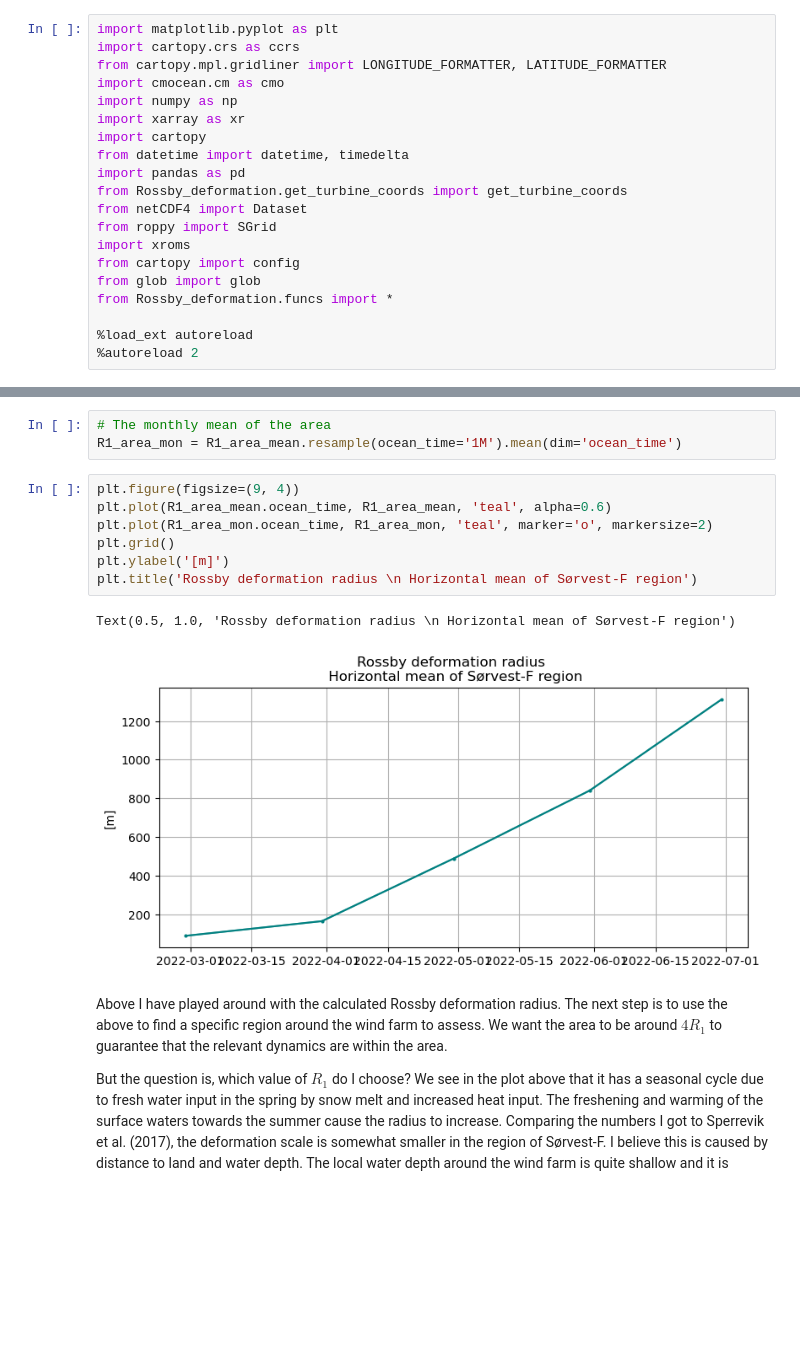
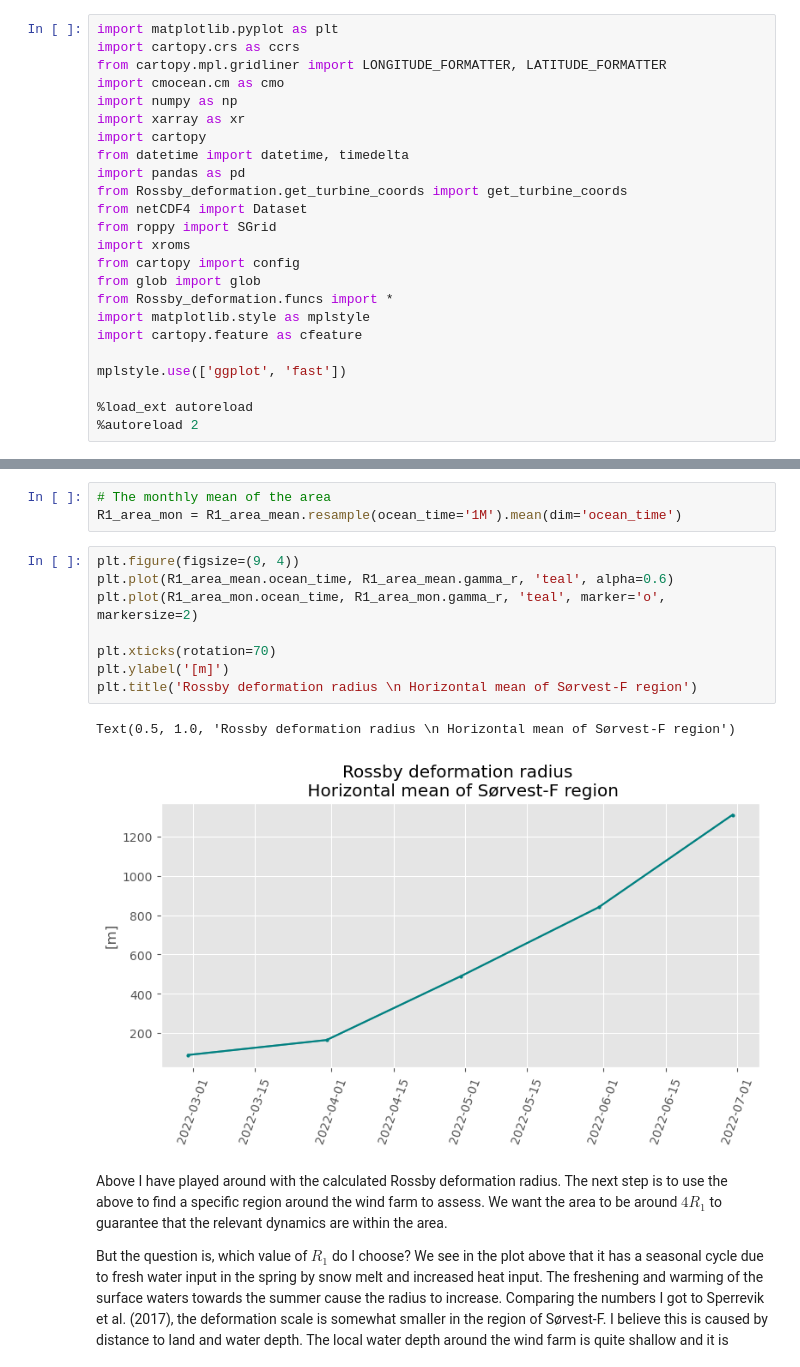
Before and after one commit to kjes4pres/MET_sommer25, a Jupyter notebook: Rossby_deformation/SV_F_rossby.ipynb, the cells around one changed output, grey strips where cells are left out. Saved outputs shown, nothing was run; the diff lists cells and outputs as text; blank space fills up the shorter version.

Commit message:
ggplot

```diff
--- a/Rossby_deformation/SV_F_rossby.ipynb
+++ b/Rossby_deformation/SV_F_rossby.ipynb
@@ -59,6 +59,10 @@ import xroms
 from cartopy import config
 from glob import glob
 from Rossby_deformation.funcs import *
+import matplotlib.style as mplstyle
+import cartopy.feature as cfeature
+
+mplstyle.use(['ggplot', 'fast'])
 
 %load_ext autoreload
 %autoreload 2
@@ -258,14 +270,15 @@ Text(0.5, 0.98, 'Time mean of Rossby deformation radius')
 R1_area_mon = R1_area_mean.resample(ocean_time='1M').mean(dim='ocean_time')
 # %%
 plt.figure(figsize=(9, 4))
-plt.plot(R1_area_mean.ocean_time, R1_area_mean, 'teal', alpha=0.6)
-plt.plot(R1_area_mon.ocean_time, R1_area_mon, 'teal', marker='o', markersize=2)
-plt.grid()
+plt.plot(R1_area_mean.ocean_time, R1_area_mean.gamma_r, 'teal', alpha=0.6)
+plt.plot(R1_area_mon.ocean_time, R1_area_mon.gamma_r, 'teal', marker='o', markersize=2)
+
+plt.xticks(rotation=70)
 plt.ylabel('[m]')
 plt.title('Rossby deformation radius \n Horizontal mean of Sørvest-F region')
 # %% [output]
 Text(0.5, 1.0, 'Rossby deformation radius \n Horizontal mean of Sørvest-F region')
-[figure, old version]
+[figure, new version]
 # %% [markdown]
 Above I have played around with the calculated Rossby deformation radius. The next step is to use the above to find a specific region around the wind farm to assess. We want the area to be around $4R_1$ to guarantee that the relevant dynamics are within the area.
 
```
Also changed, not shown: parts of 16 cells of this notebook.
